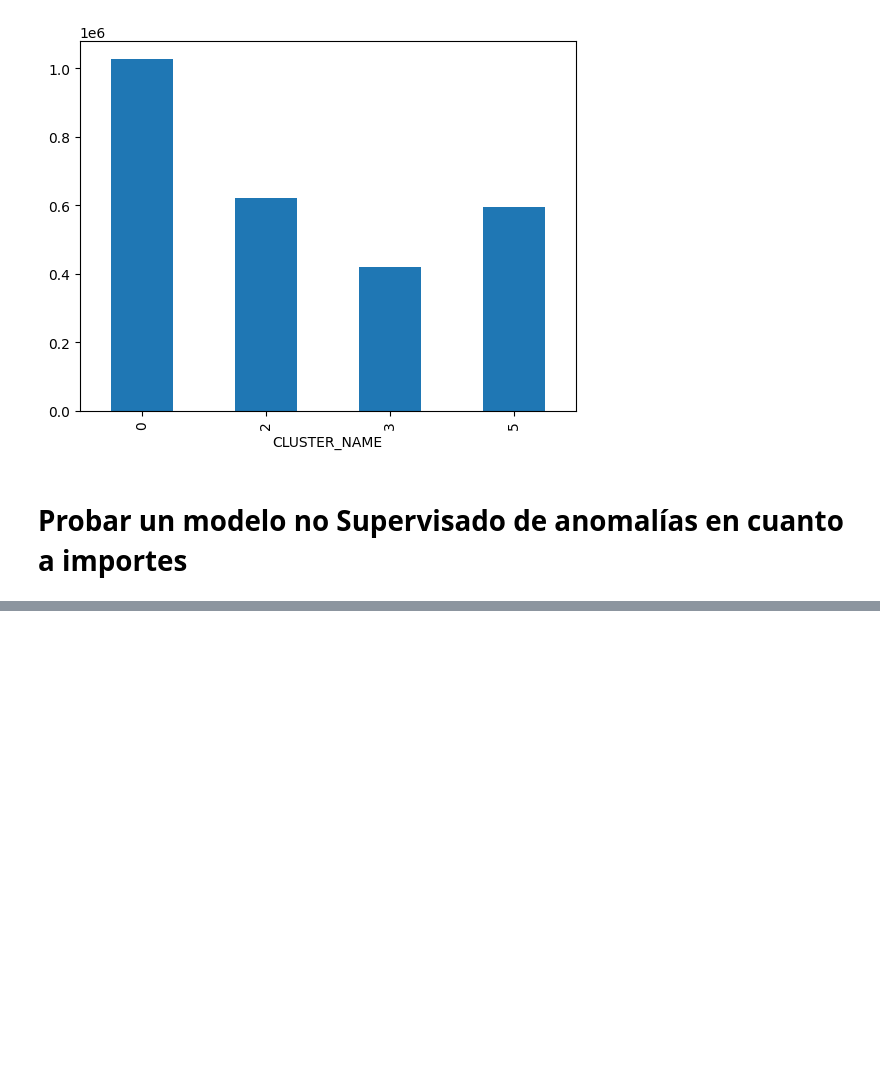
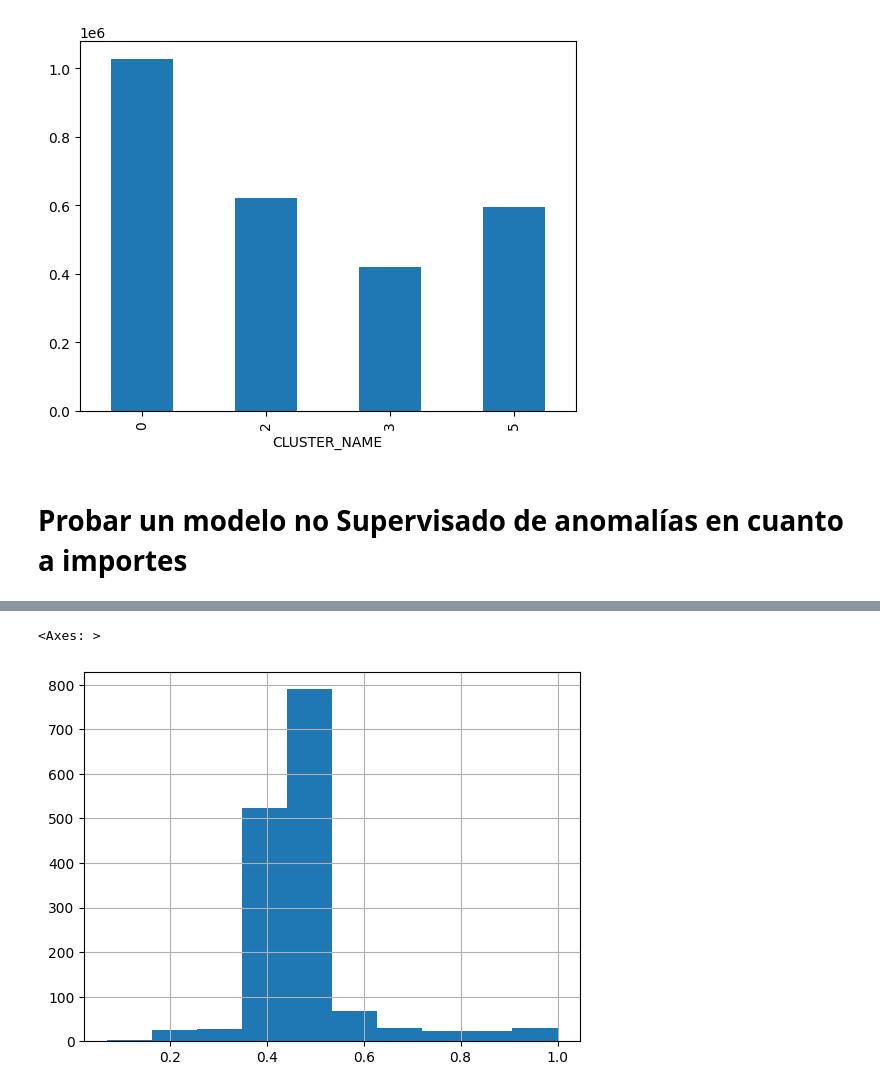
Before and after one commit to electrojam/monterrey, a Jupyter notebook: notebooks/4_modelacion_y_conclusiones.ipynb, the cells around one changed output, grey strips where cells are left out. Drawn from its saved outputs; the diff is of its cells as text; code cells hidden in the pictures; blank space fills up the shorter version.

```diff
--- a/notebooks/4_modelacion_y_conclusiones.ipynb
+++ b/notebooks/4_modelacion_y_conclusiones.ipynb
@@ -160,0 +201,18 @@ compras_df.groupby('CLUSTER_NAME')['IMPORTE'].mean().plot.bar()
+# %%
+# Revisemos las anomalías teniendo en cuentra el sheet o tipo de contrato donde están ubicados
+models_sheet={}
+for sheet in list(compras_df['SHEET'].unique()):
+    sheet_compras = compras_df[compras_df['SHEET'] == sheet]
+    params = norm.fit(sheet_compras['IMPORTE'])
+    models_sheet[sheet] = norm(params[0], params[1])
+# %%
+# Hacer lista de la probabilidad de cada uno de los vlres de las fila
+sheet_prob = []
+for i, row in compras_df.iterrows():
+    sheet_prob.append(models_sheet[row['SHEET']].cdf(row['IMPORTE']))
+compras_df['PROB_SHEET'] = sheet_prob
+# %%
+compras_df['PROB_SHEET'].hist()
+# %% [output]
+<Axes: >
+[figure, added]
```
Also changed, not shown: parts of 7 cells of this notebook.
